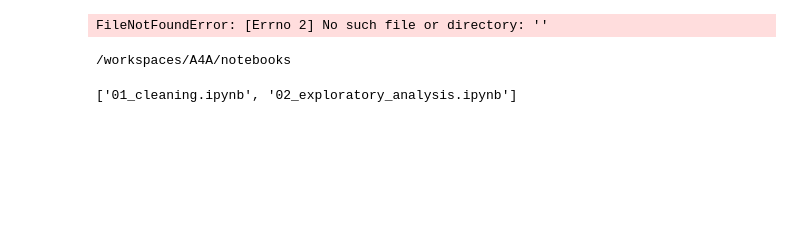
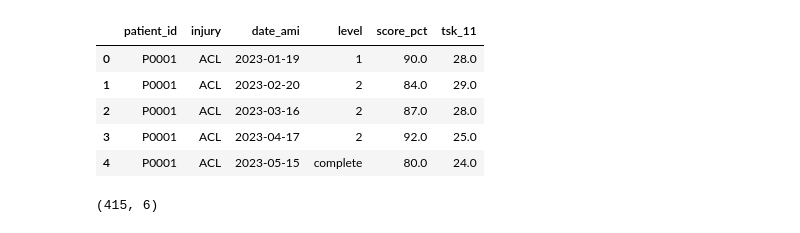
Before and after one commit to Brettsprks/A4A, a Jupyter notebook: notebooks/02_exploratory_analysis.ipynb, the cells around one changed output. Drawn from its saved outputs; the diff is of its cells as text; code cells hidden in the pictures; blank space fills up the shorter version.

Commit message:
Add analysis notebooks and cleaned data

```diff
--- a/notebooks/02_exploratory_analysis.ipynb
+++ b/notebooks/02_exploratory_analysis.ipynb
@@ -1,19 +1,18 @@
 # %%
 import pandas as pd
-
-df = pd.read_csv(""
-)
+import matplotlib.pyplot as plt
-# %% [output]
-FileNotFoundError: [Errno 2] No such file or directory: ''
-# %%
-import os
-
-print(os.getcwd())
-# %% [output]
-/workspaces/A4A/notebooks
-# %%
-import os
-
-print(os.listdir())
-# %% [output]
-['01_cleaning.ipynb', '02_exploratory_analysis.ipynb']
+# %%
+acl_df = pd.read_csv("../data/processed/acl_analysis.csv")
+# %%
+acl_df.head()
+# %% [output]
+|  | patient_id | injury | date_ami | level | score_pct | tsk_11 |
+| 0 | P0001 | ACL | 2023-01-19 | 1 | 90.0 | 28.0 |
+| 1 | P0001 | ACL | 2023-02-20 | 2 | 84.0 | 29.0 |
+| 2 | P0001 | ACL | 2023-03-16 | 2 | 87.0 | 28.0 |
+| 3 | P0001 | ACL | 2023-04-17 | 2 | 92.0 | 25.0 |
+| 4 | P0001 | ACL | 2023-05-15 | complete | 80.0 | 24.0 |
+# %%
+acl_df.shape
+# %% [output]
+(415, 6)
```
Also changed, not shown: parts of 9 cells of this notebook, 6 other files.
